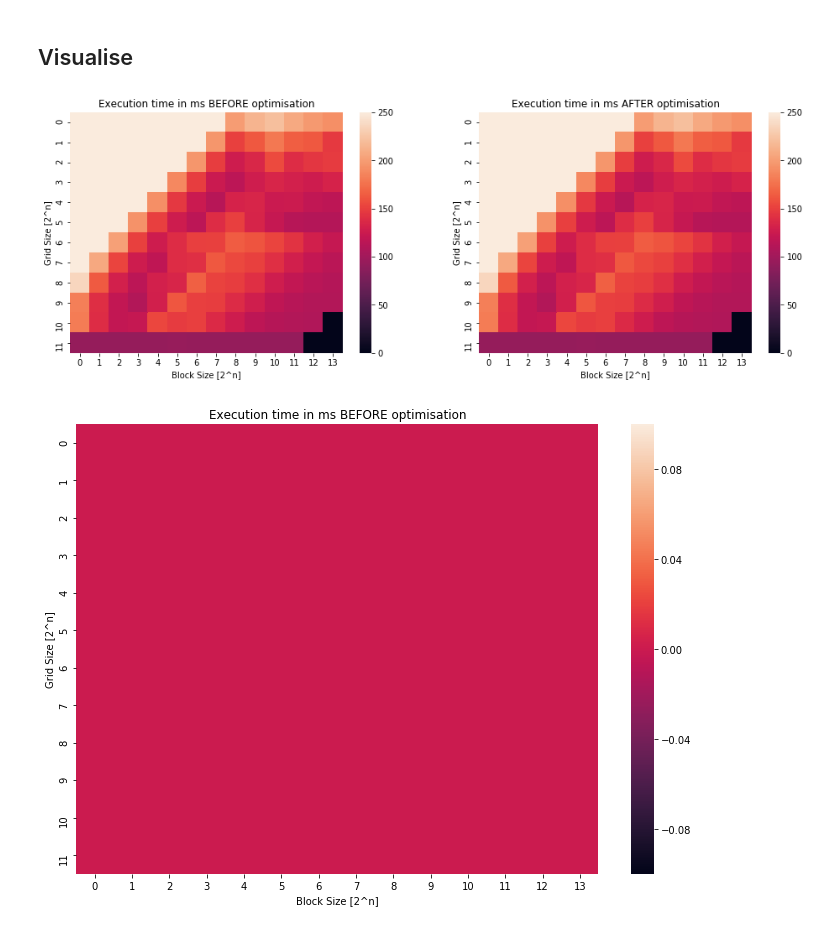
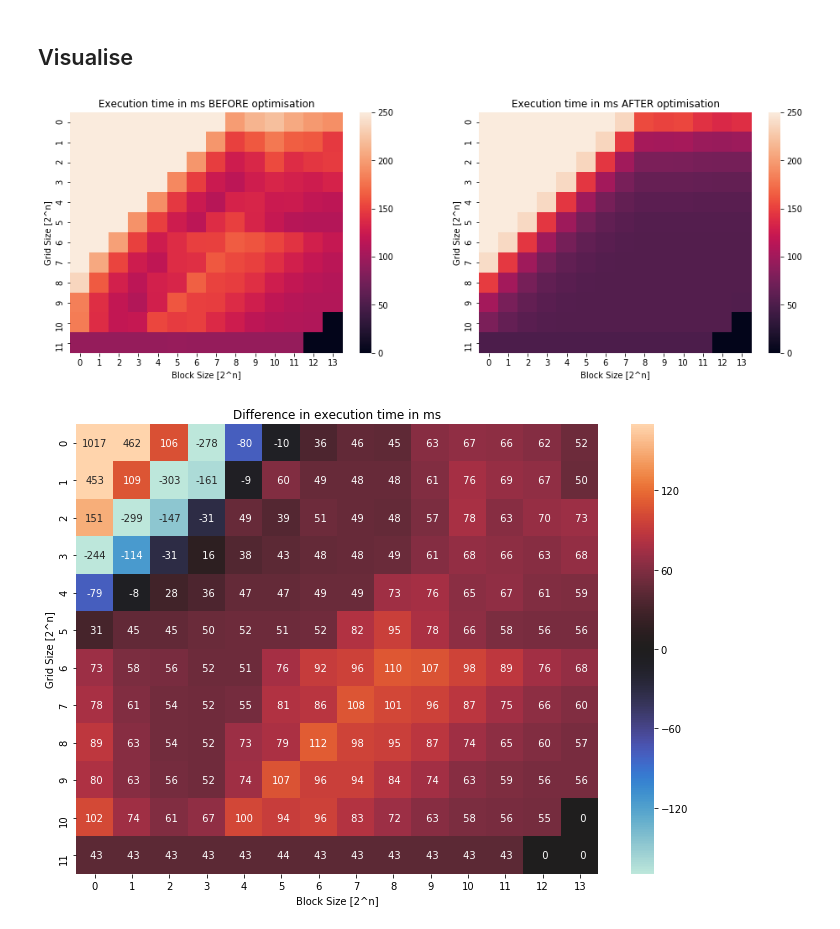
Before and after one commit to piojanu/CUDA-im2col-conv, a Jupyter notebook: Visualise results.ipynb, the cells around one changed output. Saved outputs shown, nothing was run; the diff lists cells and outputs as text; code cells hidden in the pictures.

Commit message:
Add naive optimisation, write coalescing

```diff
--- a/Visualise results.ipynb
+++ b/Visualise results.ipynb
@@ -12,7 +12,7 @@ import numpy as np
 import seaborn as sns
 
 PERFLOG_BEFORE_PATH = "./log/perflog_before.csv"
-PERFLOG_AFTER_PATH = "./log/perflog.csv"
+PERFLOG_AFTER_PATH = "./log/perflog_after_naive.csv"
 GRID_SHAPE = (12, 14)
 
 # Load measurements
@@ -42,13 +42,13 @@ ax2.set_ylabel('Grid Size [2^n]')
 
 fig.show()
 # %% [output]
-[figure, old version]
+[figure, new version]
 # %%
-ax = sns.heatmap(before - after)
-ax.set_title('Execution time in ms BEFORE optimisation')
+ax = sns.heatmap(before - after, vmin=-170, vmax=170, center=0, annot=True, fmt="3.0f")
+ax.set_title('Difference in execution time in ms')
 ax.set_xlabel('Block Size [2^n]')
 ax.set_ylabel('Grid Size [2^n]')
 
 plt.show()
 # %% [output]
-[figure, old version]
+[figure, new version]
```
Also changed, not shown: 2 other files.
